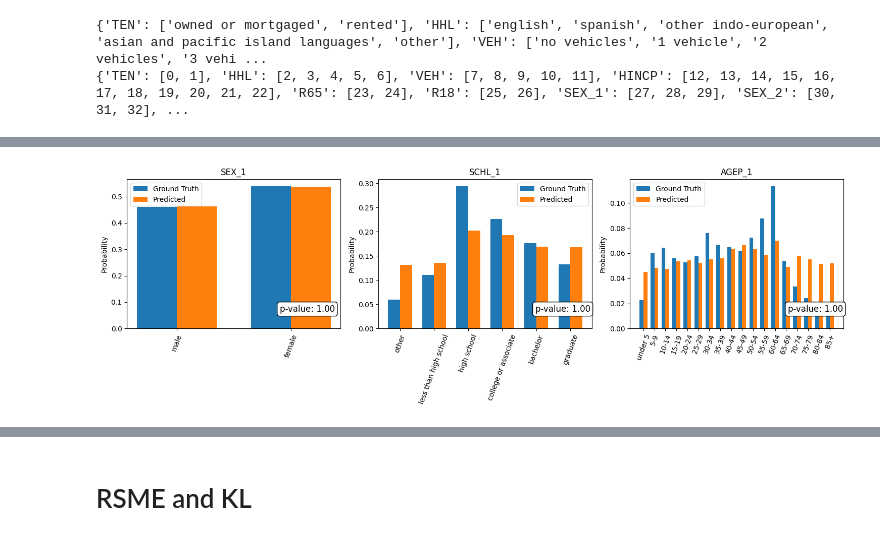
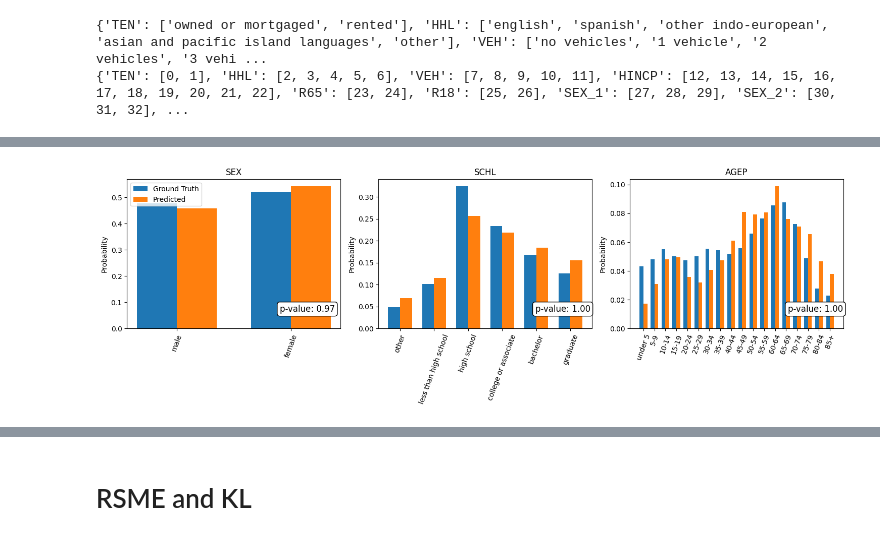
Before and after one commit to fabi-kb/GNN_Project, a Jupyter notebook: pre_analysis.ipynb, the cells around one changed output, grey strips where cells are left out. Saved outputs shown, nothing was run; the diff lists cells and outputs as text; code cells hidden in the pictures.

```diff
--- a/pre_analysis.ipynb
+++ b/pre_analysis.ipynb
@@ -44,7 +45,7 @@ onehot_counts = {col: sum(data.columns.str.startswith(f"{col}:")) for col in col
 group_sizes = list(onehot_counts.values())
 input_size = data.shape[1]
 
-model = VAE(input_size, 500, 6, 100, group_sizes)
+model = VAE(input_size, 750, 6, 25, group_sizes)
 model.load_state_dict(torch.load(f'{directory_path}/models/{model_name}.pth'))
 model.eval()
 # %% [output]
@@ -199,5 +253,5 @@ def probabilities_h(ground_truth, predicted, dict):
 # %%
-def plot_group(group_names, ground_truth, predicted, label_dict, category_list, household=False, path=None):
+def plot_group_p(group_names, ground_truth, predicted, label_dict, category_list, household=False, path=None):
     fig, ax = plt.subplots(1, len(category_list), figsize=(len(category_list)*5, 5))
     labels = copy.deepcopy(label_dict)
 
@@ -220,10 +274,11 @@ def plot_group(group_names, ground_truth, predicted, label_dict, category_list,
         ax[i].bar(x - width/2, gt_mean, width, label='Ground Truth')
         ax[i].bar(x + width/2, pr_mean, width, label='Predicted')
         ax[i].set_ylabel('Probability')
-        ax[i].set_title(group_names[i])
+        ax[i].set_title(group_names[i].split("_")[0])
         ax[i].set_xticks(x)
         ax[i].set_xticklabels(keys)
-        ax[i].legend()
+        if i == 0:
+            ax[i].legend()
         x_max = ax[i].get_xlim()[1]
         y_min, y_max = ax[i].get_ylim()
 
@@ -254,15 +309,15 @@ plot_group(group_names, ground_truth, predicted, feature_label_dict, households,
 # %%
 # plot the sex and education group without the average
 
 group_names = ['SEX_1', 'SCHL_1', 'AGEP_1']
 save_path = f'{directory_path}/GNN_Project/plots/individual_{model_name}'
-plot_group(group_names, ground_truth, predicted, feature_label_dict, individuals, household=False, path=save_path)
+plot_group_p(group_names, ground_truth, predicted, feature_label_dict, individuals, household=False, path=save_path)
 
 #plot_group('SEX_1', ground_truth, predicted, feature_label_dict, sex_dict)
 #plot_group('SCHL_1', ground_truth, predicted, feature_label_dict, education_dict)
 #plot_group('AGEP_1', ground_truth, predicted, feature_label_dict, age_dict)
 # %% [output]
-[figure, old version]
+[figure, new version]
 # %%
 # check if encoded data is truly gaussian
 encoded, _, _ = model.encoder(data_tensor)
```
Also changed, not shown: parts of 33 cells of this notebook, 18 other files.
